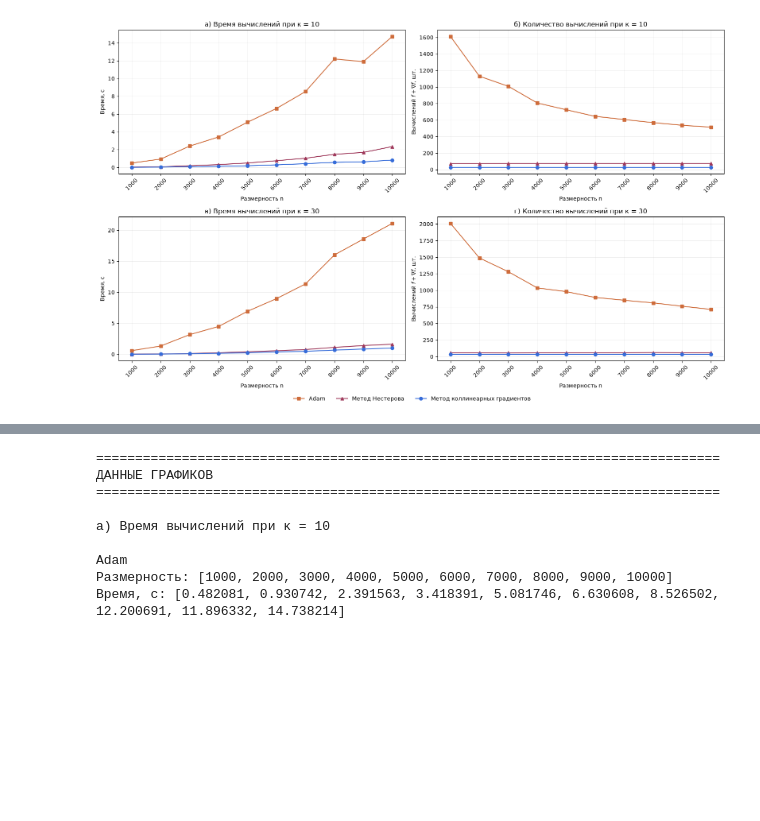
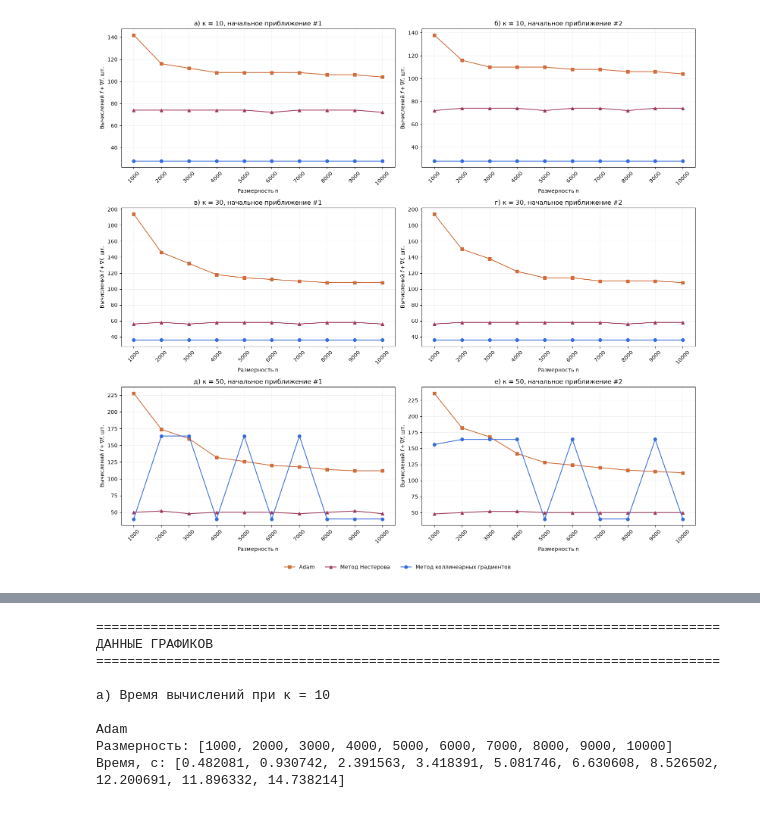
Before and after one commit to Krasko25/Optimization, a Jupyter notebook: experiments/2026-12_Donnu_K2_journal.ipynb, the cells around one changed output, grey strips where cells are left out. Saved outputs shown, nothing was run; the diff lists cells and outputs as text; code cells hidden in the pictures; blank space fills up the shorter version.

Commit message:
Убери время из экспериментов, сделай одинаковые сиды, добавь 2 u0

```diff
--- a/experiments/2026-12_Donnu_K2_journal.ipynb
+++ b/experiments/2026-12_Donnu_K2_journal.ipynb
@@ -149,12 +231,15 @@ print(f"\nВсе эксперименты заняли {time.perf_counter() - t0
 # %%
 
 # графики
+
+import matplotlib.pyplot as plt
 
 COLORS = {
     "Adam": "C1",
     "Метод Нестерова": "C2",
     "Метод коллинеарных градиентов": "C0",
 }
+
 MARKERS = {
     "Adam": "s",
     "Метод Нестерова": "^",
@@ -162,10 +247,13 @@ MARKERS = {
 }
 
 # Обозначения графиков
-PLOT_LABELS = ["а)", "б)", "в)", "г)"]
+PLOT_LABELS = ["а)", "б)", "в)", "г)", "д)", "е)"]
 
 # Обусловленности для построения графиков
-PLOT_KAPPA_VALUES = [10, 30]
+PLOT_KAPPA_VALUES = [10, 30, 50]
+
+# Начальные приближения
+PLOT_U0_VALUES = [0, 1]
 
 # Размерности для построения графиков
 PLOT_N_VALUES = [
@@ -175,8 +263,8 @@ PLOT_N_VALUES = [
 
 # Построение графиков
 fig, axes = plt.subplots(
-    2, 2,
-    figsize=(16, 10),
+    3, 2,
+    figsize=(16, 15),
     facecolor="white"
 )
 
@@ -193,96 +281,87 @@ for name in OPTIMIZER_NAMES:
     )
     legend_handles.append(line)
 
+# Построение графиков
 for row_idx, kappa in enumerate(PLOT_KAPPA_VALUES):
-    ax_time = axes[row_idx, 0]
-    ax_evals = axes[row_idx, 1]
 
-    for name in OPTIMIZER_NAMES:
-        times = [
-            results[kappa][0][n][name]["time"]
-            for n in PLOT_N_VALUES
-        ]
+    for col_idx, u0_idx in enumerate(PLOT_U0_VALUES):
 
-        evals = [
-            results[kappa][0][n][name]["total_evals"]
-            for n in PLOT_N_VALUES
-        ]
+        ax = axes[row_idx, col_idx]
 
-        ax_time.plot(
-            PLOT_N_VALUES, times,
-            marker=MARKERS[name],
-            color=COLORS[name]
-        )
+        for name in OPTIMIZER_NAMES:
 
-        ax_evals.plot(
-            PLOT_N_VALUES, evals,
-            marker=MARKERS[name],
-            color=COLORS[name]
-        )
+            evals = [
+                results[kappa][u0_idx][n][name]["total_evals"]
+                for n in PLOT_N_VALUES
+            ]
 
-    for ax in (ax_time, ax_evals):
+            ax.plot(
+                PLOT_N_VALUES,
+                evals,
+                marker=MARKERS[name],
+                color=COLORS[name],
+                label=name
+            )
+
+        # Оформление
         ax.set_facecolor("white")
         ax.tick_params(colors="black")
         ax.xaxis.label.set_color("black")
         ax.yaxis.label.set_color("black")
         ax.title.set_color("black")
+
+        for spine in ax.spines.values():
+            spine.set_color("black")
+
         ax.ticklabel_format(
             style="plain",
             axis="both",
             useOffset=False
         )
 
-        for spine in ax.spines.values():
-            spine.set_color("black")
+        # Заголовок
+        plot_idx = row_idx * 2 + col_idx
 
-    # Левый столбец: время
-    plot_idx = row_idx * 2
+        ax.set_xlabel("Размерность n")
+        ax.set_ylabel(
+            r"Вычислений $f + \nabla f$, шт."
+        )
 
-    ax_time.set_xlabel("Размерность n")
-    ax_time.set_ylabel("Время, с")
-    ax_time.set_title(
-        f"{PLOT_LABELS[plot_idx]} Время вычислений при κ = {kappa}"
-    )
-    ax_time.set_xticks(PLOT_N_VALUES)
-    ax_time.tick_params(axis="x", rotation=45)
-    ax_time.grid(True, alpha=0.3)
+        ax.set_title(
+            f"{PLOT_LABELS[plot_idx]} "
+            f"κ = {kappa}, начальное приближение #{u0_idx + 1}"
+        )
 
-    # Правый столбец: количество вычислений
-    ax_evals.set_xlabel("Размерность n")
-    ax_evals.set_ylabel(r"Вычислений $f + \nabla f$, шт.")
-    ax_evals.set_title(
-        f"{PLOT_LABELS[plot_idx + 1]} Количество вычислений при κ = {kappa}"
-    )
-    ax_evals.set_xticks(PLOT_N_VALUES)
-    ax_evals.tick_params(axis="x", rotation=45)
-    ax_evals.grid(True, alpha=0.3)
+        ax.set_xticks(PLOT_N_VALUES)
+        ax.tick_params(axis="x", rotation=45)
+        ax.grid(True, alpha=0.3)
 
-
-# Одна общая легенда внизу
+# Общая легенда
 fig.legend(
     handles=legend_handles,
     loc="lower center",
     bbox_to_anchor=(0.5, 0.015),
     ncol=3,
     fontsize=10,
     frameon=False,
     labelcolor="black"
 )
 
 # Настройка расположения
 fig.tight_layout(rect=(0, 0.045, 1, 1))
 
-out_path = RESULTS_DIR / "comparison_kappa10_30.png"
+out_path = RESULTS_DIR / "comparison_evals_2x3.png"
 
 fig.savefig(
     out_path,
     dpi=300,
     bbox_inches="tight",
     facecolor="white",
     edgecolor="white"
 )
 
 plt.show()
+
 print(f"Сохранено: {out_path.resolve()}")
 # %% [output]
-[figure, old version]
+[figure, new version]
```
Also changed, not shown: parts of 2 cells of this notebook, 1 other file.
